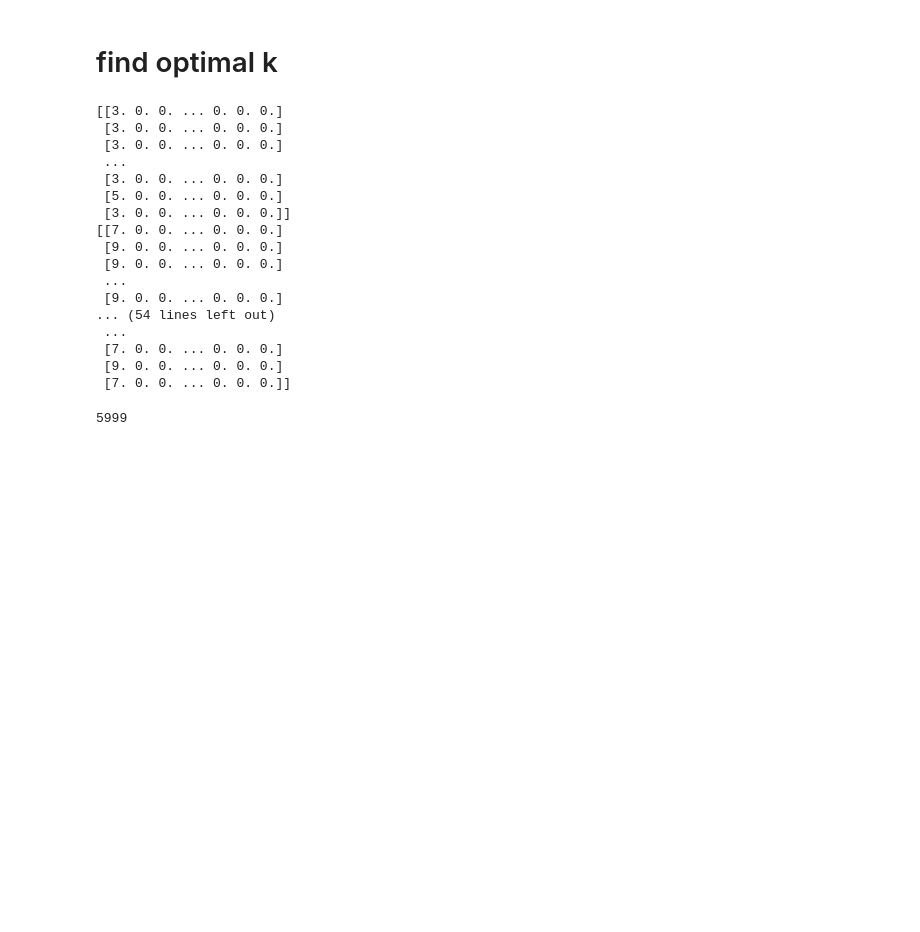
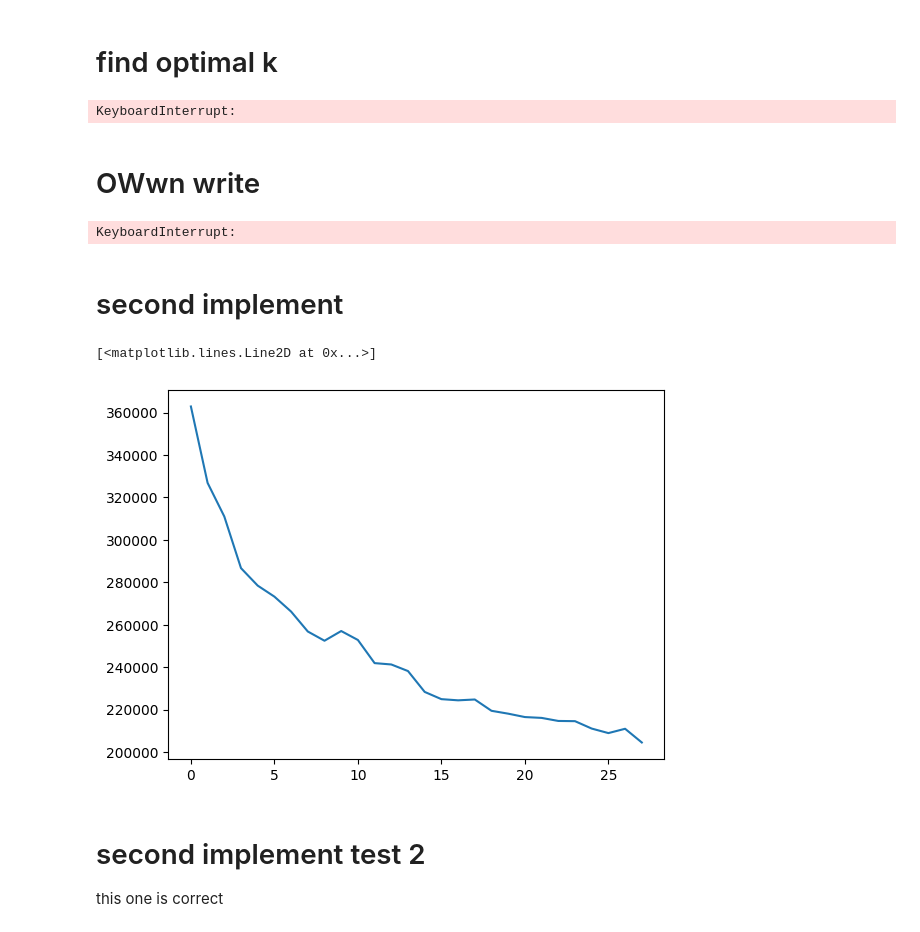
Before and after one commit to Liu-Rain/PCA-Kmeans-Kernel-Methods, a Jupyter notebook: Assignment3.ipynb, the cells around one changed output. Saved outputs shown, nothing was run; the diff lists cells and outputs as text; code cells hidden in the pictures; blank space fills up the shorter version.

```diff
--- a/Assignment3.ipynb
+++ b/Assignment3.ipynb
@@ -184,8 +210,10 @@ def k_means(x, k = 2 , epochs = 600):
         for i in range(k):
             # ==============================================================
             # "You need to calculate the position of the new centroids"
-            if len(clusters[i]) > 0:
-                new_clusters_center[i] = np.mean(x[clusters[i]], axis=0)
+            if len(clusters[i]) == 0:
+                new_clusters_center[i] = x[np.random.choice(x.shape[0], replace=False)]
+            else:
+                new_clusters_center[i] = np.sum(x[clusters[i]],axis=0) / len(clusters[i])
 
             # ==============================================================
 
@@ -194,7 +222,7 @@ def k_means(x, k = 2 , epochs = 600):
             for i in range(k):
 
                 cluster_points = x[clusters[i]]  # Get all points in cluster `i`
-                print(cluster_points)
+                print(clusters)
                 centroid = cluster_center[i]     # Get the centroid of cluster `i`
                 total_distance = np.sum(np.linalg.norm(cluster_points - centroid, ord = 2, axis=1))
                 result += total_distance
@@ -226,23 +254,9 @@ clusters, cluster_center, result = k_means(df, 10)
 
 #plt.plot(result_arr)
 # %% [output]
-[[3. 0. 0. ... 0. 0. 0.]
- [3. 0. 0. ... 0. 0. 0.]
- [3. 0. 0. ... 0. 0. 0.]
- ...
- [3. 0. 0. ... 0. 0. 0.]
- [5. 0. 0. ... 0. 0. 0.]
- [3. 0. 0. ... 0. 0. 0.]]
-[[7. 0. 0. ... 0. 0. 0.]
- [9. 0. 0. ... 0. 0. 0.]
- [9. 0. 0. ... 0. 0. 0.]
- ...
- [9. 0. 0. ... 0. 0. 0.]
-... (54 lines left out)
- ...
- [7. 0. 0. ... 0. 0. 0.]
- [9. 0. 0. ... 0. 0. 0.]
- [7. 0. 0. ... 0. 0. 0.]]
+KeyboardInterrupt:
+# %% [markdown]
+# OWwn write
 # %%
 from sklearn.metrics import silhouette_score
 
@@ -287,8 +301,10 @@ def k_means(x, k = 2 , epochs = 600):
         for i in range(k):
             # ==============================================================
             # "You need to calculate the position of the new centroids"
-            if len(clusters[i]) > 0:
-                new_clusters_center[i] = np.mean(x[clusters[i]], axis=0)
+            if len(clusters[i]) == 0:
+                new_clusters_center[i] = x[np.random.choice(x.shape[0], replace=False)]
+            else:
+                new_clusters_center[i] = np.sum(x[clusters[i]],axis=0) / len(clusters[i])
 
             # ==============================================================
 
@@ -298,10 +314,10 @@ def k_means(x, k = 2 , epochs = 600):
 
             for i in range(k):
                 for data in clusters[i]:
-                    cluster_points = data  # Get all points in cluster `i`
+                    cluster_points = x[data]  # Get all points in cluster `i`
                     datapoint.append(cluster_points)
-                centroid = cluster_center[i]     # Get the centroid of cluster `i`
-                cluster_arr.append(centroid)
+                    centroid = cluster_center[i]     # Get the centroid of cluster `i`
+                    cluster_arr.append(i)
 
 
             return clusters, new_clusters_center, datapoint, cluster_arr
@@ -318,14 +334,11 @@ def k_means(x, k = 2 , epochs = 600):
 loss = []
 result_arr = []
 
-clusters, cluster_center, datapoint, cluster_arr = k_means(df, 10)
-print(len(datapoint))
 #result_arr.append(silhouette_score(datapoint, cluster_arr, metric = 'euclidean'))
 
-#for k in range(2, 30):
-#  kmeans = KMeans(n_clusters = k).fit(x)
-#  labels = kmeans.labels_
-#  result_arr.append(silhouette_score(datapoint, cluster_arr, metric = 'euclidean'))
+for k in range(2, 30):
+  clusters, cluster_center, datapoint, cluster_arr = k_means(df, k)
+  result_arr.append(silhouette_score(datapoint, cluster_arr, metric = 'euclidean'))
 
 
 #for k in range(2,40):
@@ -334,4 +347,4 @@ print(len(datapoint))
 
 #plt.plot(result_arr)
 # %% [output]
-5999
+KeyboardInterrupt:
@@ -337,0 +353,2 @@ print(len(datapoint))
+# %% [markdown]
+# second implement
@@ -337,0 +427,8 @@ print(len(datapoint))
+# %%
+plt.plot(loss_arr)
+# %% [output]
+[<matplotlib.lines.Line2D at 0x...>]
+[figure, added]
+# %% [markdown]
+# second implement test 2
+this one is correct
```
Also changed, not shown: parts of 13 cells of this notebook, 2 other files.
